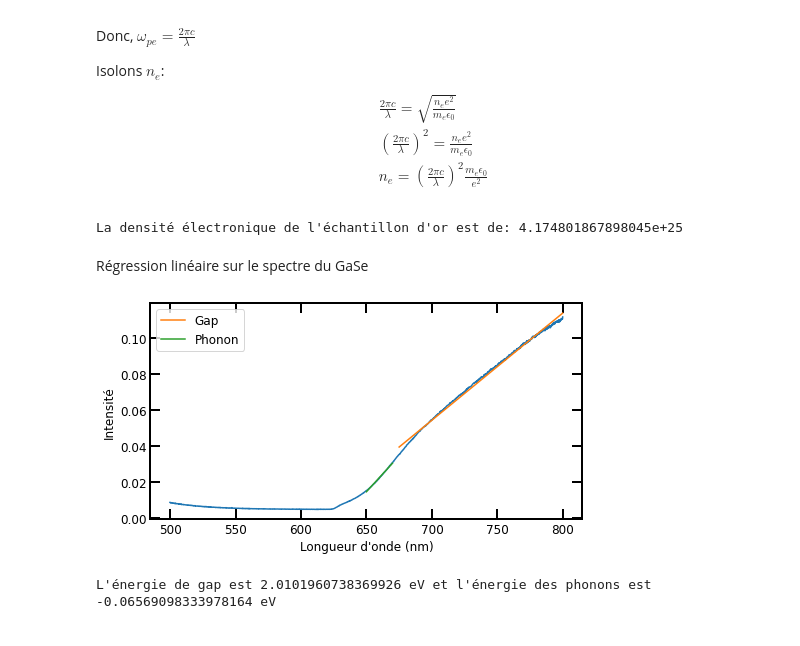
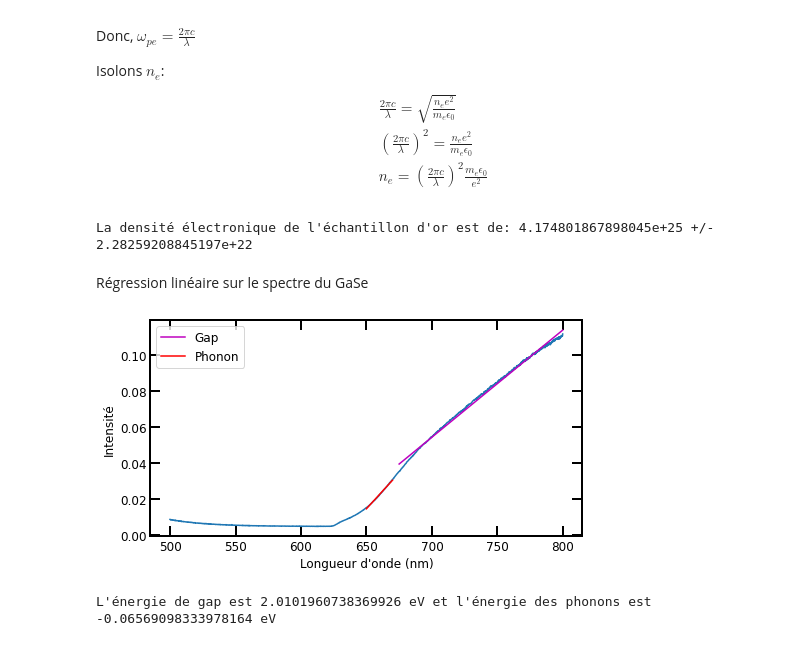
Before and after one commit to pierrotlamontagne/Github-labo-3, a Jupyter notebook: ABS/Analyse.ipynb, the cells around one changed output. Cells and saved outputs as stored; diff of their text form; code cells hidden in the pictures.

```diff
--- a/ABS/Analyse.ipynb
+++ b/ABS/Analyse.ipynb
@@ -230,39 +230,40 @@ $$\begin{align}
 # %%
 onde_plasma = p_opt[2]*10e-9 #en m
 n_e  = ((2*np.pi*c/onde_plasma)**2)*(m_e*e_0/e**2)
-print("La densité électronique de l'échantillon d'or est de:", n_e)
+inc_n_e = (8*np.pi**2*c**2/onde_plasma**3)*(m_e*e_0/e**2)*inc_lamda*(1e-9)
+print("La densité électronique de l'échantillon d'or est de: {} +/- {}".format(n_e,inc_n_e))
 # %% [output]
-La densité électronique de l'échantillon d'or est de: 4.174801867898045e+25
+La densité électronique de l'échantillon d'or est de: 4.174801867898045e+25 +/- 2.28259208845197e+22
 # %% [markdown]
 Régression linéaire sur le spectre du GaSe
 # %%
 i_gap_debut, i_gap_fin = find_nearest(lamda, 675), find_nearest(lamda, 800)
 i_phonon_debut, i_phonon_fin = find_nearest(lamda, 650), find_nearest(lamda, 670)
 i_plateau_debut, i_plateau_fin = find_nearest(lamda, 600), find_nearest(lamda, 620)
 i_plot_debut, i_plot_fin = find_nearest(lamda,500), find_nearest(lamda,800)
 
 x_gap, y_gap = lamda[i_gap_debut:i_gap_fin], counts_GaSe_norm[i_gap_debut:i_gap_fin]
 x_phonon, y_phonon = lamda[i_phonon_debut:i_phonon_fin], counts_GaSe_norm[i_phonon_debut:i_phonon_fin]
 x_plateau, y_plateau = lamda[i_plateau_debut:i_plateau_fin], counts_GaSe_norm[i_plateau_debut:i_plateau_fin]
 x_plot, y_plot = lamda[i_plot_debut:i_plot_fin], counts_GaSe_norm[i_plot_debut:i_plot_fin]
 
 y_fit_gap, popt_gap, perr_gap = reg_lin(x_gap,y_gap)
 y_fit_phonon, popt_phonon, perr_phonon = reg_lin(x_phonon,y_phonon)
 y_fit_plateau, popt_plateau, perr_plateau = reg_lin(x_plateau, y_plateau)
 
 #Plotting
 beau_graphique()
 
 plt.plot(x_plot,y_plot)
-plt.plot(x_gap,y_fit_gap, label = "Gap")
-plt.plot(x_phonon,y_fit_phonon, label = "Phonon")
+plt.plot(x_gap,y_fit_gap,"m", label = "Gap")
+plt.plot(x_phonon,y_fit_phonon,"r", label = "Phonon")
 
 plt.xlabel("Longueur d'onde (nm)")
 plt.ylabel("Intensité")
 plt.legend()
 plt.show()
 # %% [output]
-[figure, old version]
+[figure, new version]
 # %%
 #Point d'interception entre gap & plateau
 lamda_gap = (popt_plateau[1]-popt_gap[1])/(popt_gap[0]-popt_plateau[0])
```
Also changed, not shown: parts of 10 cells of this notebook.
